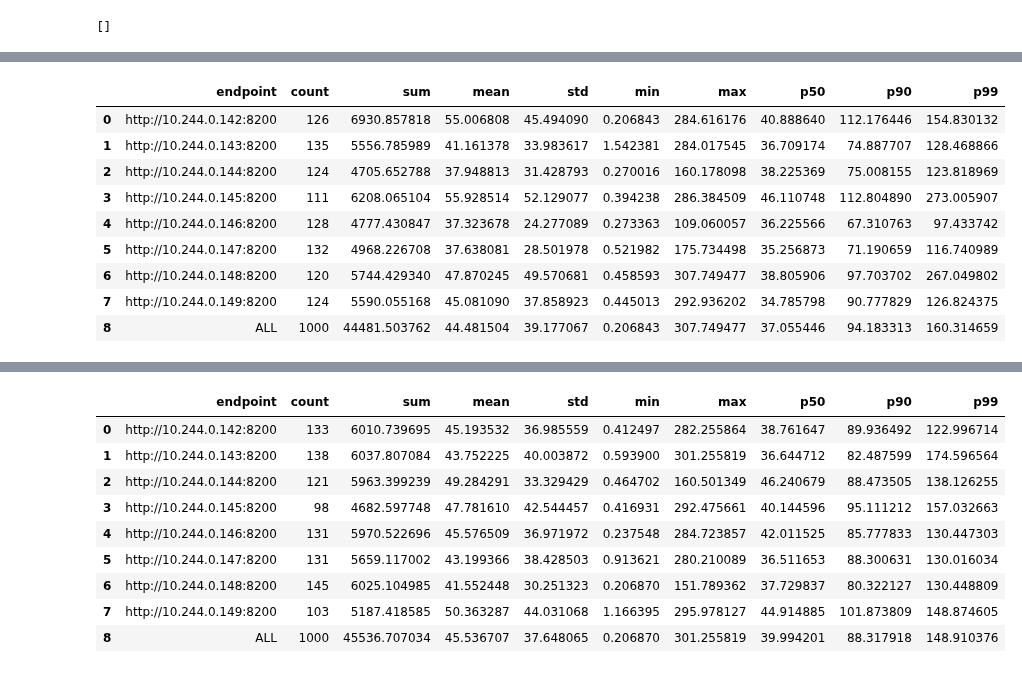
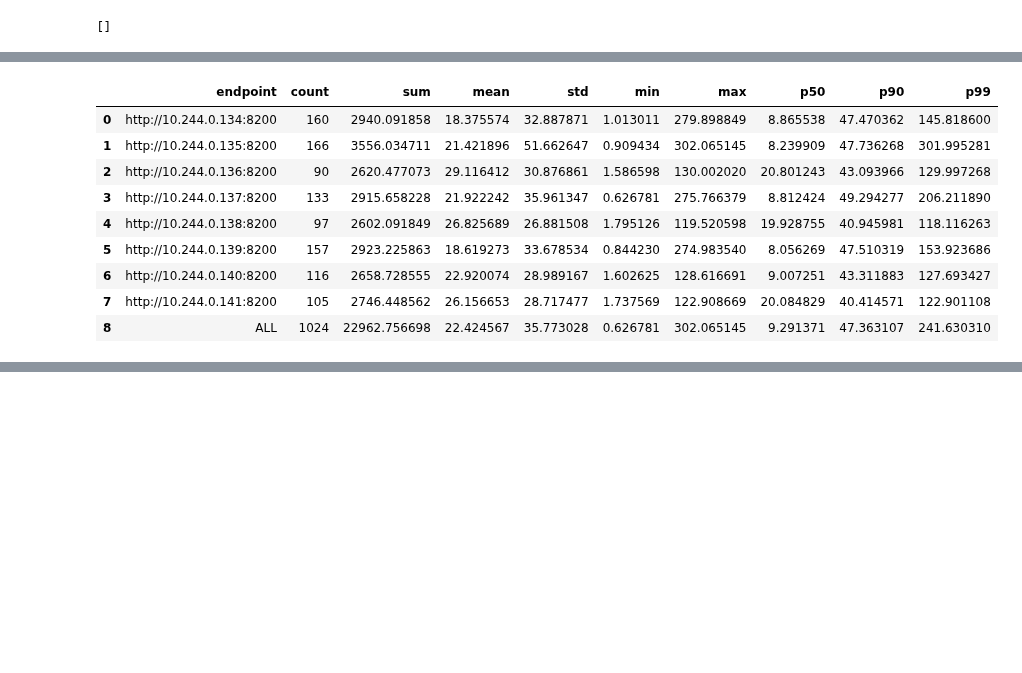
Before and after one commit to immengzi/LLM-LA, a Jupyter notebook: src/analysis.ipynb, the cells around one changed output, grey strips where cells are left out. Drawn from its saved outputs; the diff is of its cells as text; code cells hidden in the pictures; blank space fills up the shorter version.

```diff
--- a/src/analysis.ipynb
+++ b/src/analysis.ipynb
@@ -60,7 +60,9 @@ from utils_analysis import (
 
 
 BASE_DIR = "/home/saeid/llm-lb/results"  # or "results copy"
-SERIES = "196"
+SERIES = "207"
+
+SERIES_1 = "209"
 
 # Put only the experiments you want to analyze here:
 EXPERIMENTS = [
@@ -69,9 +71,10 @@ EXPERIMENTS = [
     # ("rr-batching", "180"),
     # ("rr-batching", "181"),
     # ("rr-batching", "182"),
-    ("least-queue-batching", SERIES),
-    ("rr-batching", SERIES),
+    # ("least-queue-batching", SERIES),
+    # ("rr-batching", SERIES),
     ("pull-batching", SERIES),
+    ("pull-batching", SERIES_1),
     # ("least-queue-batching", "91"),
     # ("least-queue-batching", "92"),
     # ("least-queue-batching", "93"),
@@ -302,10 +303,28 @@ draw_output_time_each(
 # plt.show()
 # %%
 # metric="sim_service_s"
-metric = "latency_s"
+metric = "server_roundtrip"
 
-least_queue_batching_df = summarize_output_metric(
-    "least-queue-batching",
+# least_queue_batching_df = summarize_output_metric(
+#     "least-queue-batching",
+#     SERIES,
+#     metric=metric,
+#     percentiles=(50, 90, 99),
+#     base_dir=BASE_DIR,
+#     include_overall=True,
+# )
+
+# rr_batching_df = summarize_output_metric(
+#     "rr-batching",
+#     SERIES,
+#     metric=metric,
+#     percentiles=(50, 90, 99),
+#     base_dir=BASE_DIR,
+#     include_overall=True,
+# )
+
+pull_batching_df_1 = summarize_output_metric(
+    "pull-batching",
     SERIES,
     metric=metric,
     percentiles=(50, 90, 99),
@@ -313,18 +332,9 @@ least_queue_batching_df = summarize_output_metric(
     include_overall=True,
 )
 
-rr_batching_df = summarize_output_metric(
-    "rr-batching",
-    SERIES,
-    metric=metric,
-    percentiles=(50, 90, 99),
-    base_dir=BASE_DIR,
-    include_overall=True,
-)
-
-pull_batching_df = summarize_output_metric(
+pull_batching_df_2 = summarize_output_metric(
     "pull-batching",
-    SERIES,
+    SERIES_1,
     metric=metric,
     percentiles=(50, 90, 99),
     base_dir=BASE_DIR,
@@ -360,9 +370,9 @@ pull_batching_df = summarize_output_metric(
 # )
 
 # Display them
-display(least_queue_batching_df)
-display(rr_batching_df)
-display(pull_batching_df)
+display(pull_batching_df_1)
+display(pull_batching_df_2)
+# display(pull_batching_df)
 
 # rr_batching_df1 = summarize_output_metric(
 #     "rr-batching",
@@ -388,40 +398,40 @@ display(pull_batching_df)
 #     metric=metric,
 #     percentiles=(50, 90, 99),
 #     base_dir=BASE_DIR,
 #     include_overall=True,
 # )
 
 # rr_batching_df4 = summarize_output_metric(
 #     "rr-batching",
 #     "181",
 #     metric=metric,
 #     percentiles=(50, 90, 99),
 #     base_dir=BASE_DIR,
 #     include_overall=True,
 # )
 
 # # rr_batching_df4 = summarize_output_metric(
 # #     "rr-batching",
 # #     "182",
 # #     metric=metric,
 # #     percentiles=(50, 90, 99),
 # #     base_dir=BASE_DIR,
 # #     include_overall=True,
 # # )
 
 # display(rr_batching_df1)
 # display(rr_batching_df2)
 # display(rr_batching_df3)
 # display(rr_batching_df4)
 # %% [output]
 |  | endpoint | count | sum | mean | std | min | max | p50 | p90 | p99 |
-| 0 | http://10.244.0.142:8200 | 126 | 6930.857818 | 55.006808 | 45.494090 | 0.206843 | 284.616176 | 40.888640 | 112.176446 | 154.830132 |
-| 1 | http://10.244.0.143:8200 | 135 | 5556.785989 | 41.161378 | 33.983617 | 1.542381 | 284.017545 | 36.709174 | 74.887707 | 128.468866 |
-| 2 | http://10.244.0.144:8200 | 124 | 4705.652788 | 37.948813 | 31.428793 | 0.270016 | 160.178098 | 38.225369 | 75.008155 | 123.818969 |
-| 3 | http://10.244.0.145:8200 | 111 | 6208.065104 | 55.928514 | 52.129077 | 0.394238 | 286.384509 | 46.110748 | 112.804890 | 273.005907 |
-| 4 | http://10.244.0.146:8200 | 128 | 4777.430847 | 37.323678 | 24.277089 | 0.273363 | 109.060057 | 36.225566 | 67.310763 | 97.433742 |
-| 5 | http://10.244.0.147:8200 | 132 | 4968.226708 | 37.638081 | 28.501978 | 0.521982 | 175.734498 | 35.256873 | 71.190659 | 116.740989 |
-| 6 | http://10.244.0.148:8200 | 120 | 5744.429340 | 47.870245 | 49.570681 | 0.458593 | 307.749477 | 38.805906 | 97.703702 | 267.049802 |
-| 7 | http://10.244.0.149:8200 | 124 | 5590.055168 | 45.081090 | 37.858923 | 0.445013 | 292.936202 | 34.785798 | 90.777829 | 126.824375 |
-| 8 | ALL | 1000 | 44481.503762 | 44.481504 | 39.177067 | 0.206843 | 307.749477 | 37.055446 | 94.183313 | 160.314659 |
+| 0 | http://10.244.0.134:8200 | 160 | 2940.091858 | 18.375574 | 32.887871 | 1.013011 | 279.898849 | 8.865538 | 47.470362 | 145.818600 |
+| 1 | http://10.244.0.135:8200 | 166 | 3556.034711 | 21.421896 | 51.662647 | 0.909434 | 302.065145 | 8.239909 | 47.736268 | 301.995281 |
+| 2 | http://10.244.0.136:8200 | 90 | 2620.477073 | 29.116412 | 30.876861 | 1.586598 | 130.002020 | 20.801243 | 43.093966 | 129.997268 |
+| 3 | http://10.244.0.137:8200 | 133 | 2915.658228 | 21.922242 | 35.961347 | 0.626781 | 275.766379 | 8.812424 | 49.294277 | 206.211890 |
+| 4 | http://10.244.0.138:8200 | 97 | 2602.091849 | 26.825689 | 26.881508 | 1.795126 | 119.520598 | 19.928755 | 40.945981 | 118.116263 |
+| 5 | http://10.244.0.139:8200 | 157 | 2923.225863 | 18.619273 | 33.678534 | 0.844230 | 274.983540 | 8.056269 | 47.510319 | 153.923686 |
+| 6 | http://10.244.0.140:8200 | 116 | 2658.728555 | 22.920074 | 28.989167 | 1.602625 | 128.616691 | 9.007251 | 43.311883 | 127.693427 |
+| 7 | http://10.244.0.141:8200 | 105 | 2746.448562 | 26.156653 | 28.717477 | 1.737569 | 122.908669 | 20.084829 | 40.414571 | 122.901108 |
+| 8 | ALL | 1024 | 22962.756698 | 22.424567 | 35.773028 | 0.626781 | 302.065145 | 9.291371 | 47.363107 | 241.630310 |
 |  | endpoint | count | sum | mean | std | min | max | p50 | p90 | p99 |
@@ -437,11 +447 @@ display(pull_batching_df)
-|  | endpoint | count | sum | mean | std | min | max | p50 | p90 | p99 |
-| 0 | http://10.244.0.142:8200 | 133 | 6010.739695 | 45.193532 | 36.985559 | 0.412497 | 282.255864 | 38.761647 | 89.936492 | 122.996714 |
-| 1 | http://10.244.0.143:8200 | 138 | 6037.807084 | 43.752225 | 40.003872 | 0.593900 | 301.255819 | 36.644712 | 82.487599 | 174.596564 |
-| 2 | http://10.244.0.144:8200 | 121 | 5963.399239 | 49.284291 | 33.329429 | 0.464702 | 160.501349 | 46.240679 | 88.473505 | 138.126255 |
-| 3 | http://10.244.0.145:8200 | 98 | 4682.597748 | 47.781610 | 42.544457 | 0.416931 | 292.475661 | 40.144596 | 95.111212 | 157.032663 |
-| 4 | http://10.244.0.146:8200 | 131 | 5970.522696 | 45.576509 | 36.971972 | 0.237548 | 284.723857 | 42.011525 | 85.777833 | 130.447303 |
-| 5 | http://10.244.0.147:8200 | 131 | 5659.117002 | 43.199366 | 38.428503 | 0.913621 | 280.210089 | 36.511653 | 88.300631 | 130.016034 |
-| 6 | http://10.244.0.148:8200 | 145 | 6025.104985 | 41.552448 | 30.251323 | 0.206870 | 151.789362 | 37.729837 | 80.322127 | 130.448809 |
-| 7 | http://10.244.0.149:8200 | 103 | 5187.418585 | 50.363287 | 44.031068 | 1.166395 | 295.978127 | 44.914885 | 101.873809 | 148.874605 |
-| 8 | ALL | 1000 | 45536.707034 | 45.536707 | 37.648065 | 0.206870 | 301.255819 | 39.994201 | 88.317918 | 148.910376 |
 # %%
```
Also changed, not shown: parts of 6 cells of this notebook, 5 other files.
